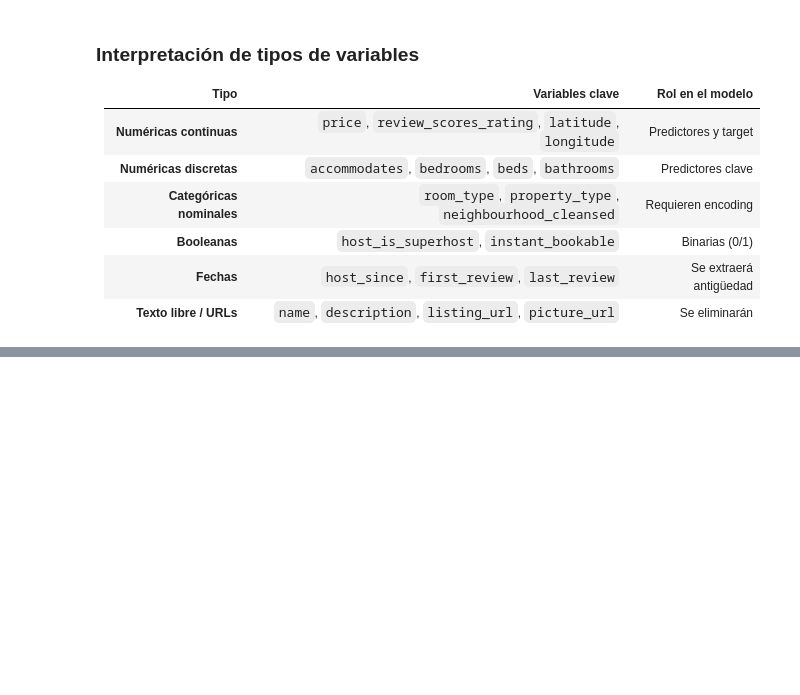
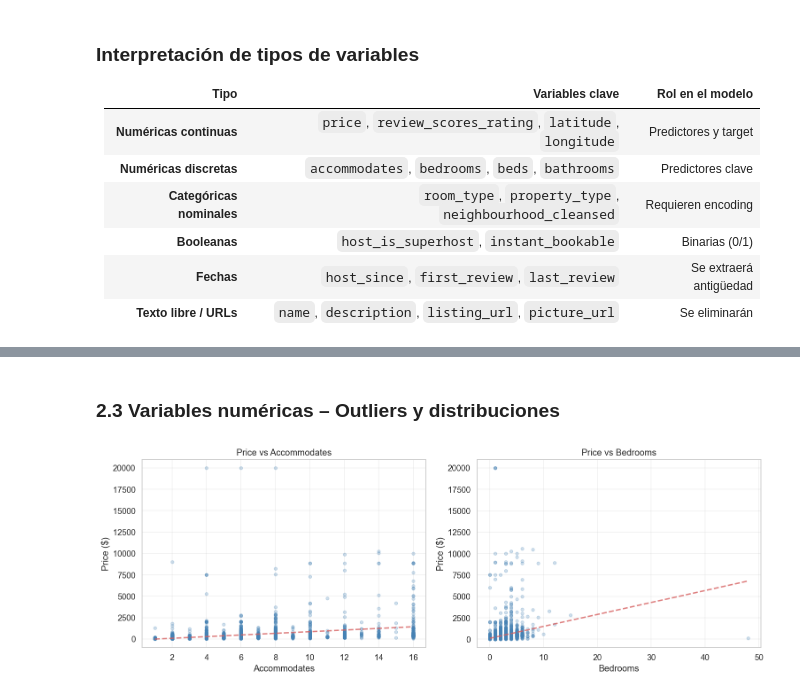
Before and after one commit to Branuvg/lab4_mineria, a Jupyter notebook: lab4.ipynb, the cells around one changed output, grey strips where cells are left out. Saved outputs shown, nothing was run; the diff lists cells and outputs as text; code cells hidden in the pictures; blank space fills up the shorter version.

```diff
--- a/lab4.ipynb
+++ b/lab4.ipynb
@@ -110,0 +178,41 @@ df_raw.describe(include='number').T.style.background_gradient(cmap='Blues', axis
+# %% [markdown]
+### 2.3 Variables numéricas – Outliers y distribuciones
+# %%
+fig, axes = plt.subplots(1, 2, figsize=(14, 5))
+vars_to_plot = ['accommodates', 'bedrooms']
+
+for i, var in enumerate(vars_to_plot):
+    ax = axes[i]
+
+    # Filtrar datos válidos para ambas variables
+    valid_data = df[[var, 'price']].dropna()
+
+    # Asegurar que los datos sean numéricos
+    valid_data[var] = pd.to_numeric(valid_data[var], errors='coerce')
+    valid_data['price'] = pd.to_numeric(valid_data['price'], errors='coerce')
+
+    # Eliminar cualquier valor no numérico después de la conversión
+    valid_data = valid_data.dropna()
+
+    # Tomar una muestra para mejor visualización
+    sample = valid_data.sample(n=min(5000, len(valid_data)), random_state=42)
+
+    # Scatter plot
+    ax.scatter(sample[var], sample['price'], alpha=0.25, color='steelblue', s=20)
+
+    # Línea de tendencia
+    z = np.polyfit(sample[var], sample['price'], 1)
+    p = np.poly1d(z)
+    x_line = np.linspace(sample[var].min(), sample[var].max(), 100)
+    ax.plot(x_line, p(x_line), "r--", alpha=0.8, linewidth=2)
+
+    # Configuración
+    ax.set_xlabel(var.replace('_', ' ').title())
+    ax.set_ylabel('Price ($)')
+    ax.set_title(f'Price vs {var.replace("_", " ").title()}')
+    ax.grid(True, alpha=0.3)
+
+plt.tight_layout()
+plt.show()
+# %% [output]
+[figure, added]
```
Also changed, not shown: parts of 16 cells of this notebook.
